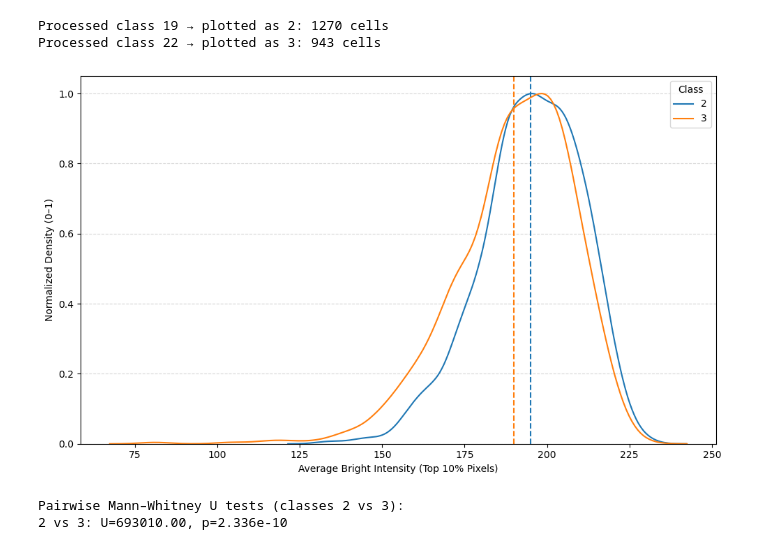
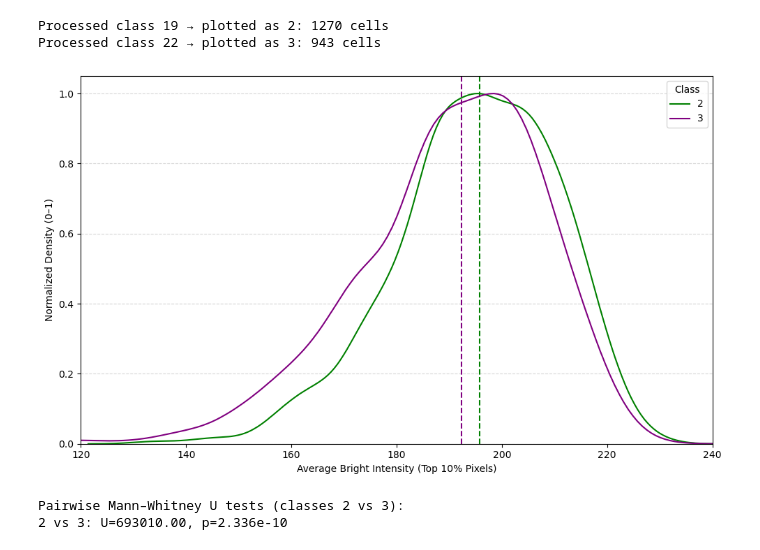
Before and after one commit to liulabspatial/Omics-cycleHCR-QuAC, a Jupyter notebook: v_QuAC feature quantitation/b_mH2A1 dataset puncta quantitation.ipynb, the cells around one changed output. Drawn from its saved outputs; the diff is of its cells as text; code cells hidden in the pictures.

```diff
--- a/v_QuAC feature quantitation/b_mH2A1 dataset puncta quantitation.ipynb
+++ b/v_QuAC feature quantitation/b_mH2A1 dataset puncta quantitation.ipynb
@@ -55,41 +55,42 @@ for subfolder in sorted(os.listdir(root_dir)):
 # -----------------------
 # Plot normalized KDE curves
 plt.figure(figsize=(10,6))
-colors = ["C0", "C1"]
+colors = ["green", "purple"]
 
 for i, cls in enumerate(sorted(bright_intensity.keys())):
     values = bright_intensity[cls]
     if len(values) == 0:
         continue
 
     # Get KDE curve
     kde = sns.kdeplot(values, label=keep_map[cls], color=colors[i % len(colors)], fill=False)
     x_data = kde.get_lines()[-1].get_xdata()
     y_data = kde.get_lines()[-1].get_ydata()
 
     # Normalize y values to 0–1
     y_data_norm = y_data / np.max(y_data)
 
     # Remove previous line and plot normalized curve
     kde.get_lines()[-1].remove()
     plt.plot(x_data, y_data_norm, color=colors[i % len(colors)], label=keep_map[cls])
 
-    # Plot mean as dashed line
-    mean_val = np.mean(values)
-    plt.axvline(mean_val, color=colors[i % len(colors)], linestyle='--')
+    # Plot median as dashed line
+    median_val = np.median(values)
+    plt.axvline(median_val, color=colors[i % len(colors)], linestyle='--')
 
 plt.xlabel("Average Bright Intensity (Top 10% Pixels)")
 plt.ylabel("Normalized Density (0–1)")
 plt.legend(title="Class")
 plt.ylim(0, 1.05)
+plt.xlim(120, 240)
 plt.grid(axis='y', linestyle='--', alpha=0.5)
 plt.tight_layout()
-# plt.savefig("mH2A1_puncta_intensity_normalized_2_vs_3.pdf", dpi=300)
+plt.savefig("mH2A1_puncta_intensity_normalized_2_vs_3_range.pdf", dpi=300)
 plt.show()
 # %% [output]
 Processed class 19 → plotted as 2: 1270 cells
 Processed class 22 → plotted as 3: 943 cells
-[figure, old version]
+[figure, new version]
 # %%
 test_classes = ["2", "3"]
 
```
Also changed, not shown: 2 other files.
